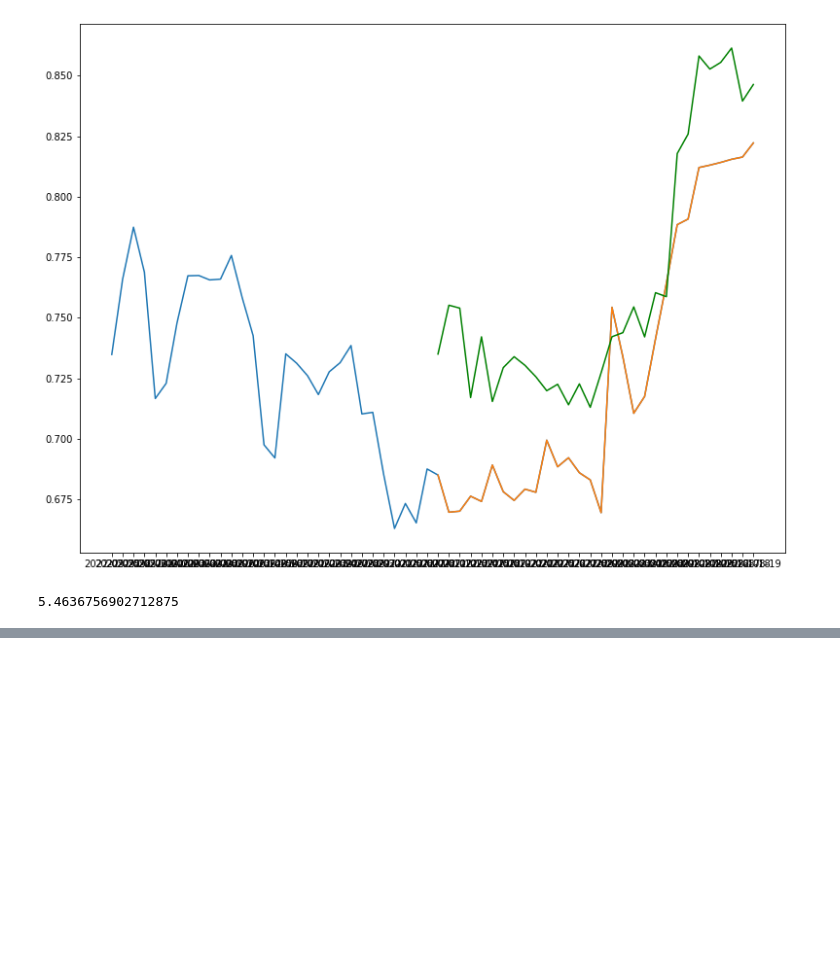
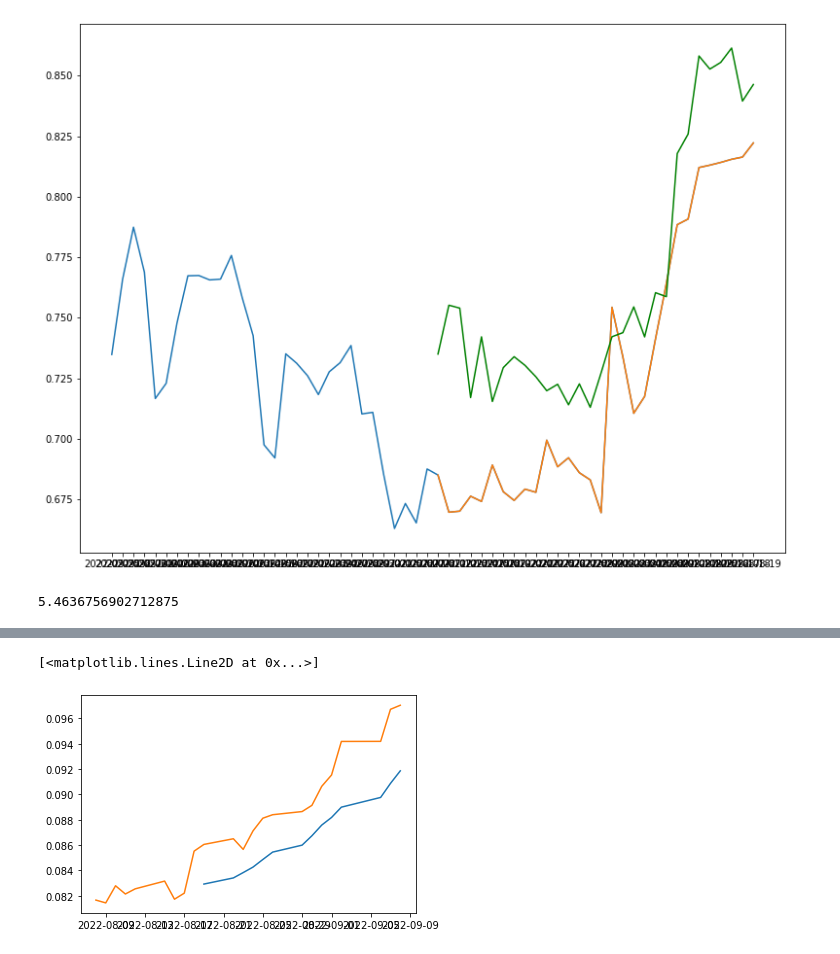
Before and after one commit to greengamma/long-short-trade-ideas-generator, a Jupyter notebook: notebooks/CNN_model.ipynb, the cells around one changed output, grey strips where cells are left out. Cells and saved outputs as stored; diff of their text form; code cells hidden in the pictures; blank space fills up the shorter version.

```diff
--- a/notebooks/CNN_model.ipynb
+++ b/notebooks/CNN_model.ipynb
@@ -125,0 +143,3 @@ mean_absolute_percentage_error(y_test,yhat)
+# %%
+rt = pd.read_excel('../raw_data/cleaned_data.xlsx')
+rt
@@ -125,0 +214,3 @@ mean_absolute_percentage_error(y_test,yhat)
+# %%
+sm = pd.read_excel('../raw_data/sma_60_days.xlsx')
+sm
@@ -125,0 +231,6 @@ mean_absolute_percentage_error(y_test,yhat)
+# %%
+plt.plot(rt['Date'], sm[sm.columns[0]])
+plt.plot(rt['Date'],rt['AES_BRK-B'])
+# %% [output]
+[<matplotlib.lines.Line2D at 0x...>]
+[figure, added]
```
Also changed, not shown: parts of 13 cells of this notebook, 5 other files.
